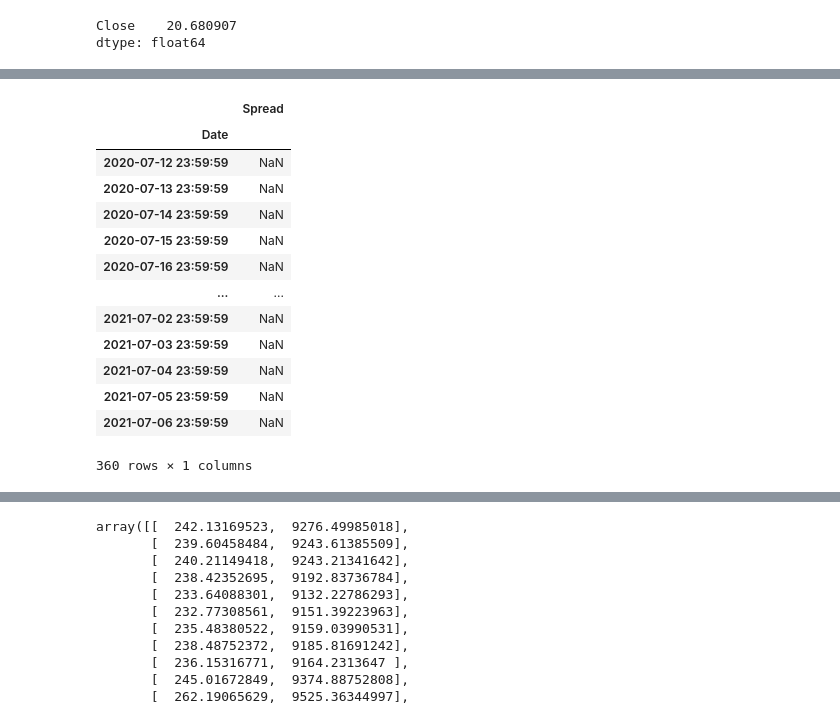
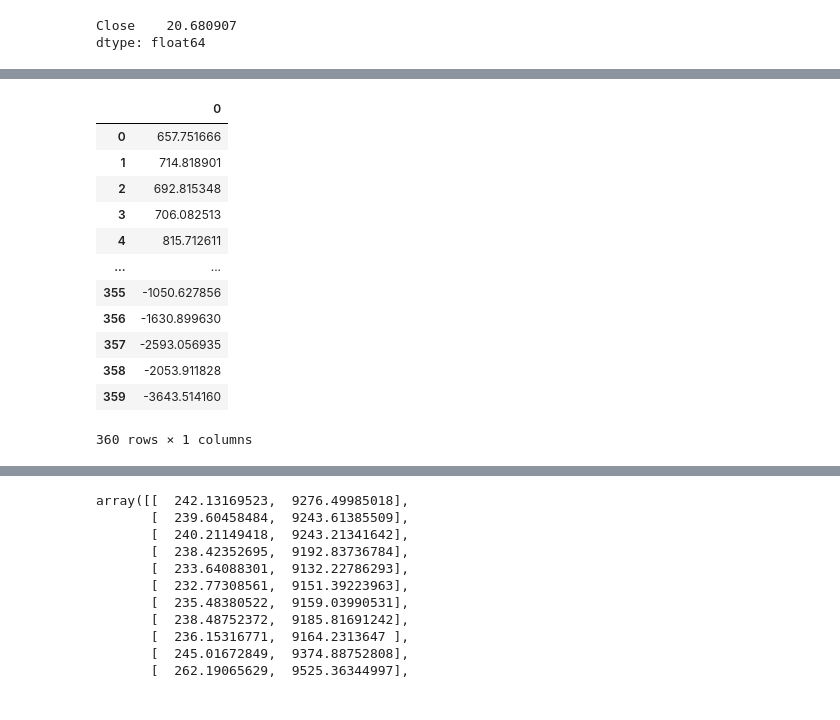
Before and after one commit to DataTortuga/crypto-pair-trade-analysis, a Jupyter notebook: BTC-ETH-Pair-Trade/BTC-ETH-Pair-Trade2.ipynb, the cells around one changed output, grey strips where cells are left out. Drawn from its saved outputs; the diff is of its cells as text; code cells hidden in the pictures.

```diff
--- a/BTC-ETH-Pair-Trade/BTC-ETH-Pair-Trade2.ipynb
+++ b/BTC-ETH-Pair-Trade/BTC-ETH-Pair-Trade2.ipynb
@@ -199,7 +203,7 @@ print(ols_result.params)
 Close    20.680907
 dtype: float64
 # %%
-lookback=10
+lookback=20
 hedgeRatio=np.empty(len(spread_btc))
 hedgeRatio[:]=np.nan
 
@@ -285,23 +289,22 @@ plt.show()
 # # l = [range(len(log_close_btc))]
 # cointegration_test(yport,l)
 # %%
-yport_df = pd.DataFrame(yport,index=log_close_btc.index,columns=['Spread'])
+yport_df = pd.DataFrame(yport)
 
 yport_df
 # %% [output]
-|  | Spread |
-| Date |  |
-| 2020-07-12 23:59:59 | NaN |
-| 2020-07-13 23:59:59 | NaN |
-| 2020-07-14 23:59:59 | NaN |
-| 2020-07-15 23:59:59 | NaN |
-| 2020-07-16 23:59:59 | NaN |
+|  | 0 |
+| 0 | 657.751666 |
+| 1 | 714.818901 |
+| 2 | 692.815348 |
+| 3 | 706.082513 |
+| 4 | 815.712611 |
 | ... | ... |
-| 2021-07-02 23:59:59 | NaN |
-| 2021-07-03 23:59:59 | NaN |
-| 2021-07-04 23:59:59 | NaN |
-| 2021-07-05 23:59:59 | NaN |
-| 2021-07-06 23:59:59 | NaN |
+| 355 | -1050.627856 |
+| 356 | -1630.899630 |
+| 357 | -2593.056935 |
+| 358 | -2053.911828 |
+| 359 | -3643.514160 |
 360 rows × 1 columns
 # %%
 # # Bollinger band strategy was a total failure! Using Linear Mean Reversion Instead
```
Also changed, not shown: parts of 28 cells of this notebook.
